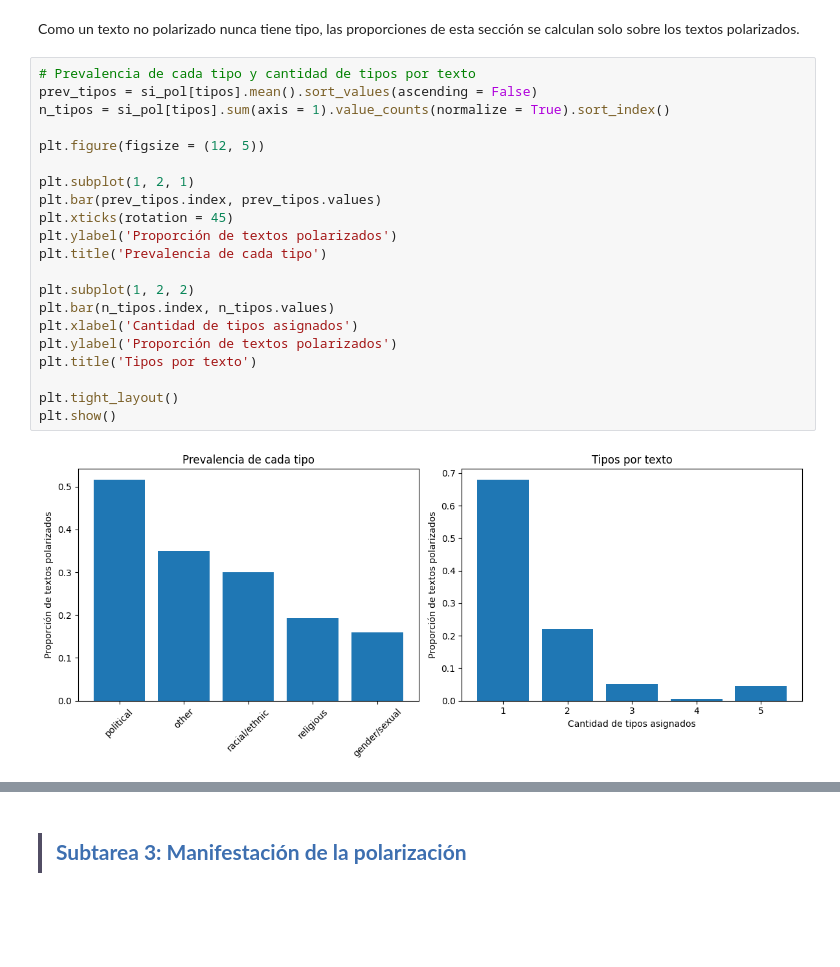
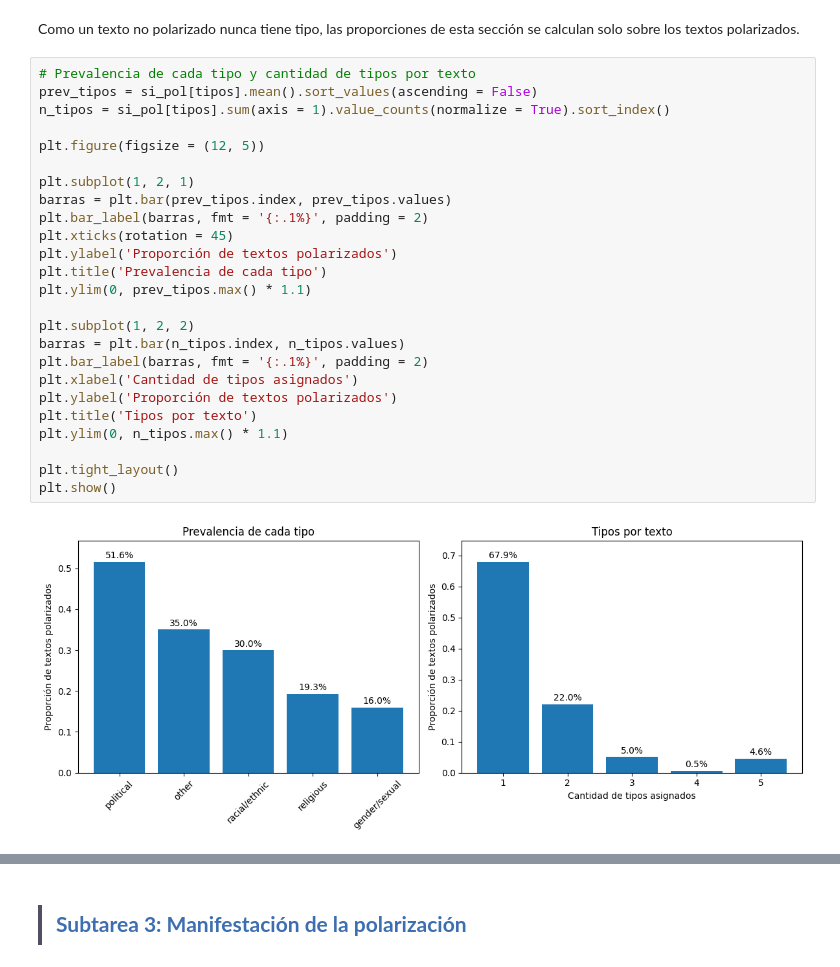
Before and after one commit to makore-0612/POLAR_DMMMOP_PLN, a Jupyter notebook: 1-analisis_exploratorio.ipynb, the cells around one changed output, grey strips where cells are left out. Cells and saved outputs as stored; diff of their text form; blank space fills up the shorter version.

Commit message:
Corrección de formato y visualización de valores en gráficas

```diff
--- a/1-analisis_exploratorio.ipynb
+++ b/1-analisis_exploratorio.ipynb
@@ -245,26 +246,30 @@ Como un texto no polarizado nunca tiene tipo, las proporciones de esta sección
 # %%
 # Prevalencia de cada tipo y cantidad de tipos por texto
 prev_tipos = si_pol[tipos].mean().sort_values(ascending = False)
 n_tipos = si_pol[tipos].sum(axis = 1).value_counts(normalize = True).sort_index()
 
 plt.figure(figsize = (12, 5))
 
 plt.subplot(1, 2, 1)
-plt.bar(prev_tipos.index, prev_tipos.values)
+barras = plt.bar(prev_tipos.index, prev_tipos.values)
+plt.bar_label(barras, fmt = '{:.1%}', padding = 2)
 plt.xticks(rotation = 45)
 plt.ylabel('Proporción de textos polarizados')
 plt.title('Prevalencia de cada tipo')
+plt.ylim(0, prev_tipos.max() * 1.1)
 
 plt.subplot(1, 2, 2)
-plt.bar(n_tipos.index, n_tipos.values)
+barras = plt.bar(n_tipos.index, n_tipos.values)
+plt.bar_label(barras, fmt = '{:.1%}', padding = 2)
 plt.xlabel('Cantidad de tipos asignados')
 plt.ylabel('Proporción de textos polarizados')
 plt.title('Tipos por texto')
+plt.ylim(0, n_tipos.max() * 1.1)
 
 plt.tight_layout()
 plt.show()
 # %% [output]
-[figure, old version]
+[figure, new version]
 # %%
 # Prevalencia de cada tipo por idioma
 plt.figure(figsize = (8, 9))
```
Also changed, not shown: parts of 7 cells of this notebook.
